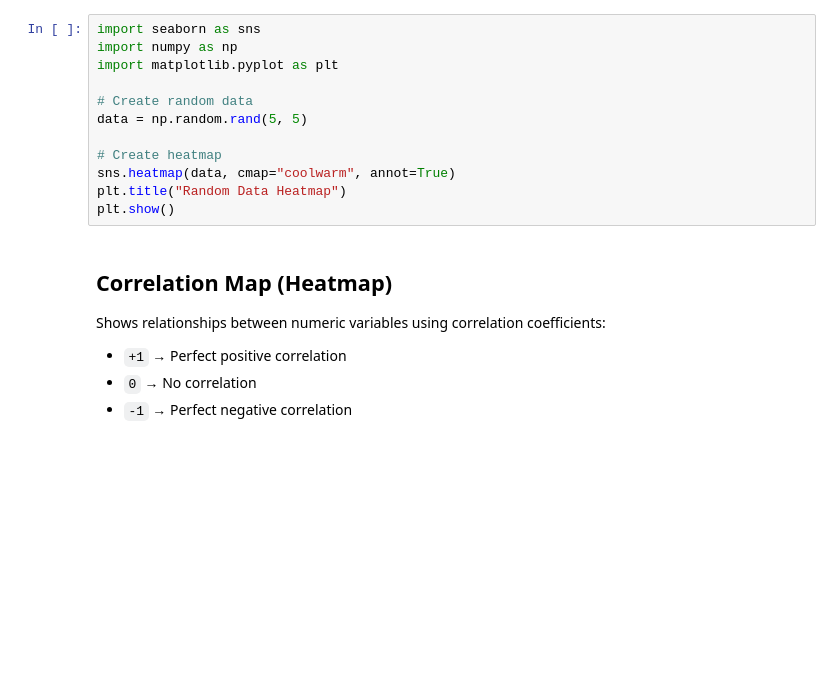
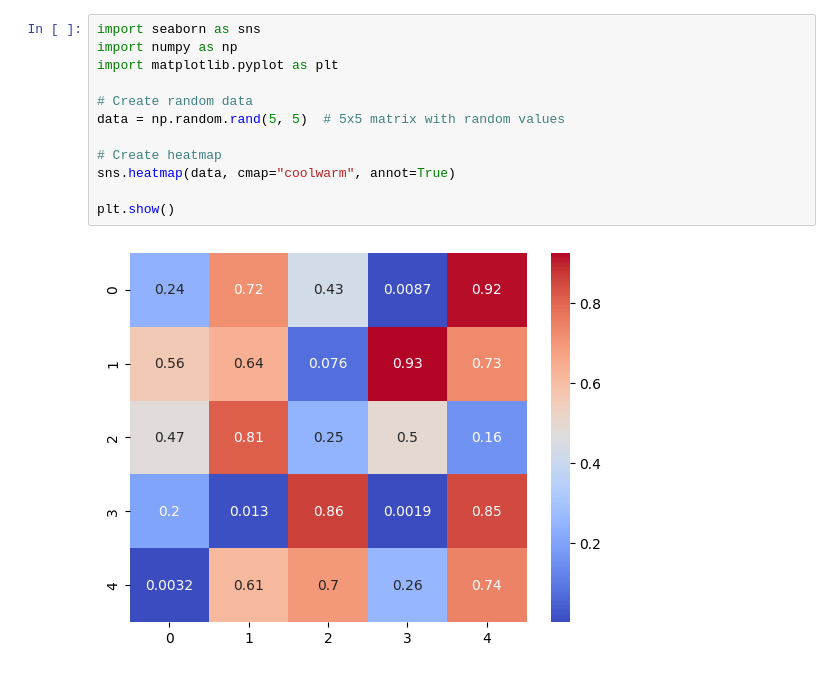
Before and after one commit to HiraNawaz2415/seaborn_practice15, a Jupyter notebook: heat_and_corr_map.ipynb, the cells around one changed output. Saved outputs shown, nothing was run; the diff lists cells and outputs as text; blank space fills up the shorter version.

```diff
--- a/heat_and_corr_map.ipynb
+++ b/heat_and_corr_map.ipynb
@@ -26,18 +24,14 @@ It is a way to show **intensity and density** of data.
 # %%
 import seaborn as sns
 import numpy as np
 import matplotlib.pyplot as plt
 
 # Create random data
-data = np.random.rand(5, 5)
+data = np.random.rand(5, 5)  # 5x5 matrix with random values
 
 # Create heatmap
 sns.heatmap(data, cmap="coolwarm", annot=True)
-plt.title("Random Data Heatmap")
+
 plt.show()
+# %% [output]
+[figure, added]
-# %% [markdown]
-## Correlation Map (Heatmap)
-Shows relationships between numeric variables using correlation coefficients:
-- `+1` → Perfect positive correlation
-- `0` → No correlation
-- `-1` → Perfect negative correlation
```
Also changed, not shown: parts of 13 cells of this notebook.
